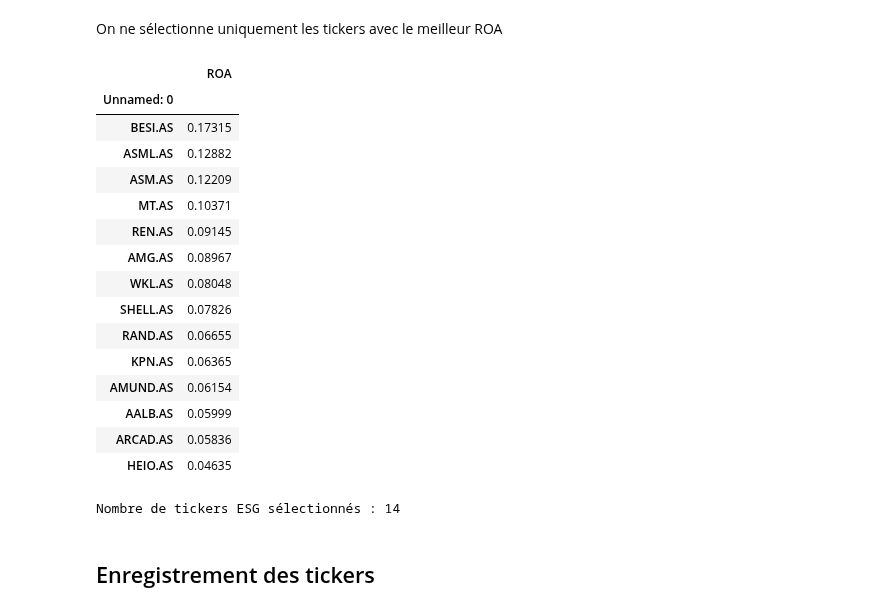
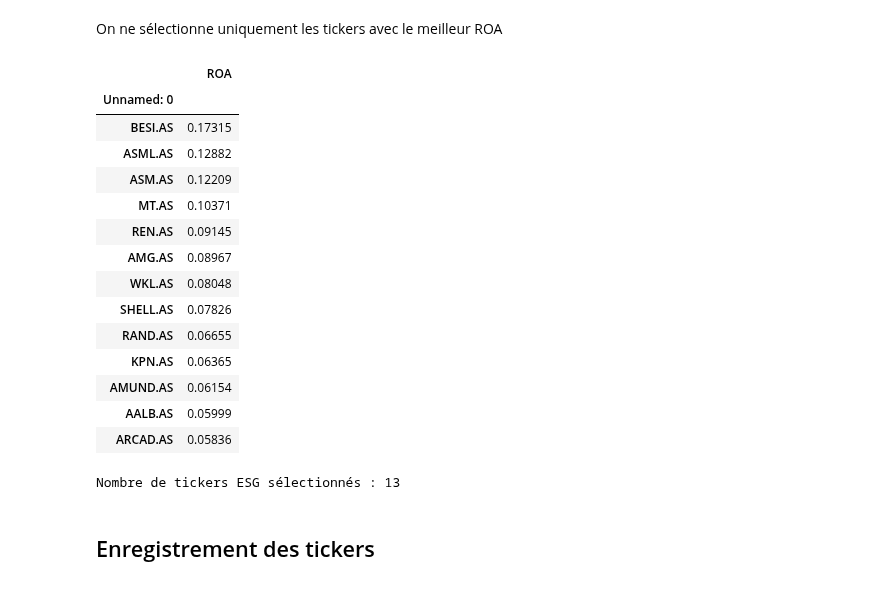
Before and after one commit to Simzer994/Portfolio-Project, a Jupyter notebook: Portfolio_analysis.ipynb, the cells around one changed output. Saved outputs shown, nothing was run; the diff lists cells and outputs as text; code cells hidden in the pictures.

```diff
--- a/Portfolio_analysis.ipynb
+++ b/Portfolio_analysis.ipynb
@@ -142,31 +142,30 @@ ROA = pd.read_csv('datas/ROA.csv', sep=',')
 ROA.set_index('Unnamed: 0', inplace=True)
 # %%
 # On ne conserve que les tickers avec un ROA supérieur à la médiane
-tickers_ROA = ROA.iloc[:int(len(ROA)*1/2)+1]
+tickers_ROA = ROA.iloc[:int(len(ROA)*1/2)]
 tickers_ROA
 # %% [output]
 |  | ROA |
 | Unnamed: 0 |  |
 | BESI.AS | 0.17315 |
 | ASML.AS | 0.12882 |
 | ASM.AS | 0.12209 |
 | MT.AS | 0.10371 |
 | REN.AS | 0.09145 |
 | AMG.AS | 0.08967 |
 | WKL.AS | 0.08048 |
 | SHELL.AS | 0.07826 |
 | RAND.AS | 0.06655 |
 | KPN.AS | 0.06365 |
 | AMUND.AS | 0.06154 |
 | AALB.AS | 0.05999 |
 | ARCAD.AS | 0.05836 |
-| HEIO.AS | 0.04635 |
 # %%
 # On récupère la liste des tickers ESG sélectionnés
 tickers_selected = tickers_ROA.index.to_list()
 print(f'Nombre de tickers ESG sélectionnés : {len(tickers_selected)}')
 # %% [output]
-Nombre de tickers ESG sélectionnés : 14
+Nombre de tickers ESG sélectionnés : 13
 # %% [markdown]
 ## Enregistrement des tickers
 # %% [markdown]
```
Also changed, not shown: 1 other file.
